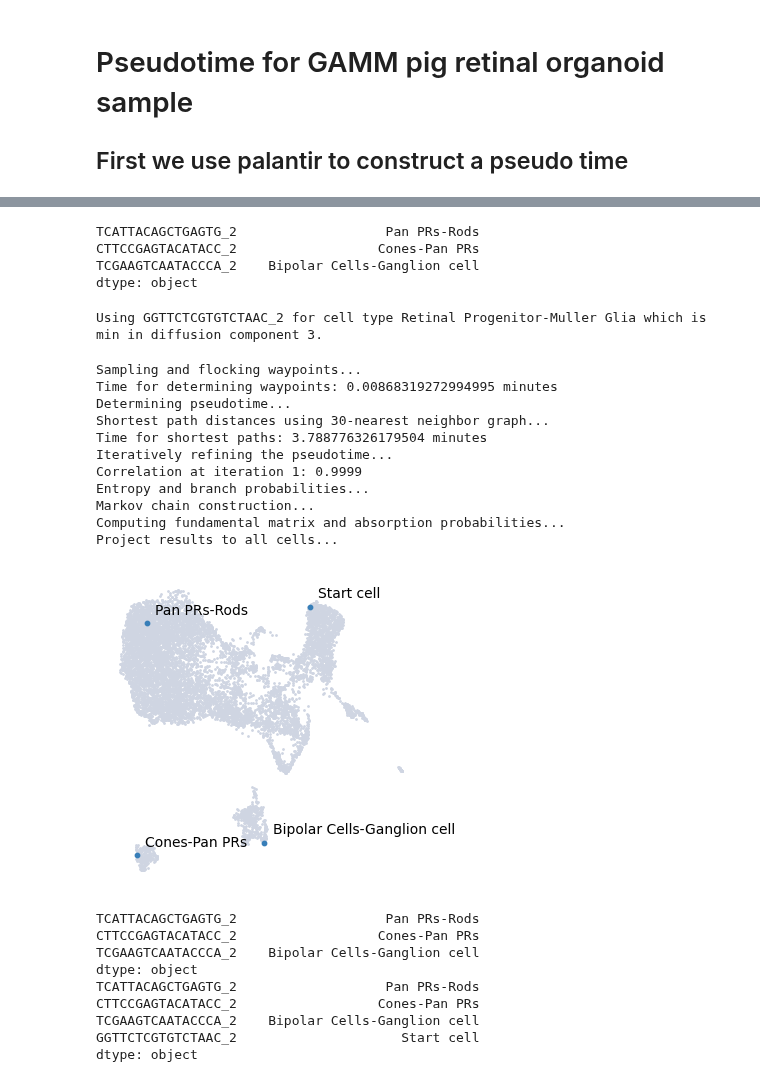
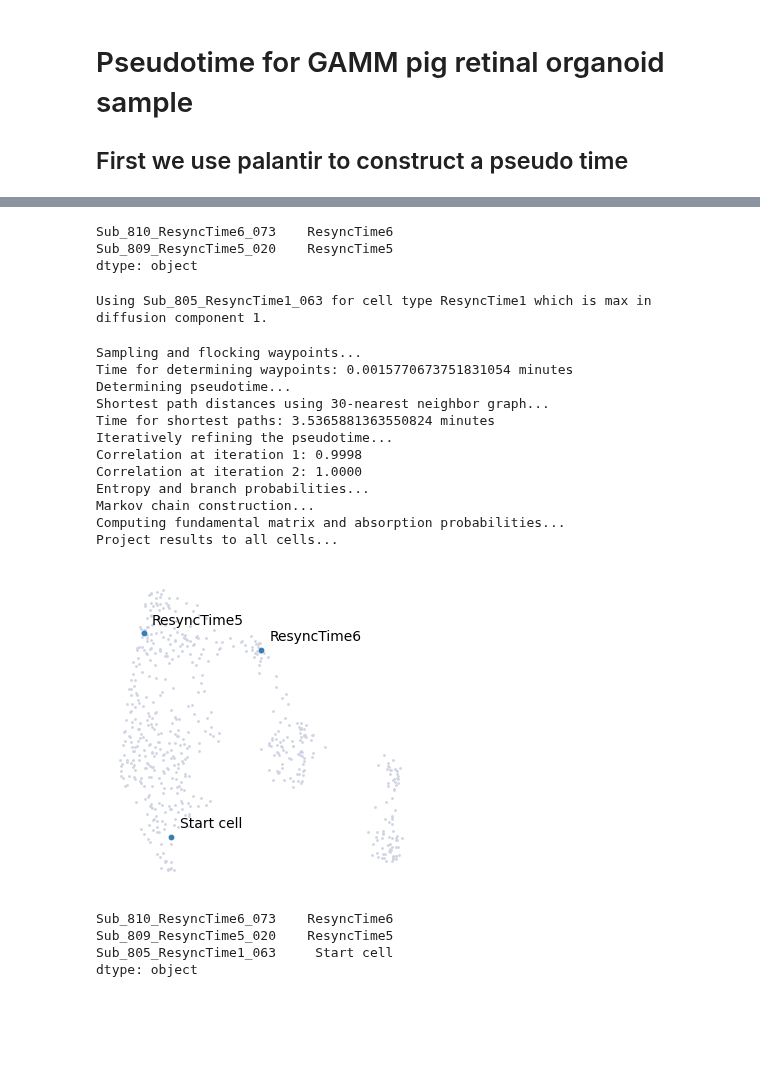
Before and after one commit to stewart-lab/scRNAseq_library, a Jupyter notebook: other_sc/pseudotime_GAMM.ipynb, the cells around one changed output, grey strips where cells are left out. Cells and saved outputs as stored; diff of their text form; code cells hidden in the pictures; blank space fills up the shorter version.

```diff
--- a/other_sc/pseudotime_GAMM.ipynb
+++ b/other_sc/pseudotime_GAMM.ipynb
@@ -68,10 +73,13 @@ sc.pl.embedding(
 # %%
 # MAGIC imputation
 # Palantir uses MAGIC to impute the data for visualization and determining gene expression trends.
-imputed_X = palantir.utils.run_magic_imputation(adata)
+#imputed_X = palantir.utils.run_magic_imputation(adata)
 # gene expression visualization on UMAP
 if CROSS_SPECIES == "FALSE":
-    genes = ["CNGA3", "RCVRN", "CA10", "TUBB3","SOX2"]
+    if ANNOT_TYPE == "orig.ident":
+        genes = ["MIXL1","HES1","HES5","HES7","LFNG","DLL1","MSGN1"]
+    else:
+        genes = ["CNGA3","RCVRN", "CA10", "TUBB3","SOX2"]
 else:
     genes = ["CNGA3", "RCVRN", "CA10"]
 
@@ -111,6 +131,10 @@ elif ANNOT_TYPE == "seurat_map":
     # seurat mapping annotation
     set(adata.obs['predicted.celltype'])
     terminal_states = palantir.utils.find_terminal_states(adata,celltypes=["AC","BC","HC", "PR","RGC","iMG"],celltype_column="predicted.celltype")
+elif ANNOT_TYPE == "orig.ident":
+    # timepoint/original annotation
+    set(adata.obs['orig.ident'])
+    terminal_states = palantir.utils.find_terminal_states(adata,celltypes=["ResyncTime6","ResyncTime5"],celltype_column="orig.ident")
 else:
     print("Error: invalid annotation type")
 # %% [output]
@@ -120,10 +143,10 @@ Using TCGAAGTCAATACCCA_2 for cell type Bipolar Cells-Ganglion cell which is min
 # %%
-set(adata.obs['predicted.celltype'])
+#set(adata.obs['predicted.celltype'])
+#terminal_states=[terminal_state1,terminal_state2]
 print(terminal_states)
 # %% [output]
-TCATTACAGCTGAGTG_2                   Pan PRs-Rods
-CTTCCGAGTACATACC_2                  Cones-Pan PRs
-TCGAAGTCAATACCCA_2    Bipolar Cells-Ganglion cell
+Sub_810_ResyncTime6_073    ResyncTime6
+Sub_809_ResyncTime5_020    ResyncTime5
 dtype: object
 # %%
 # find start cell
@@ -139,54 +162,53 @@ elif ANNOT_TYPE == "manual":
 elif ANNOT_TYPE == "seurat_map":
     # seurat mapping
     start_cell = palantir.utils.early_cell(adata,celltype="Prog",celltype_column="predicted.celltype",fallback_seed=1234)
+elif ANNOT_TYPE == "orig.ident":
+    # timepoint/original annotation
+    start_cell = palantir.utils.early_cell(adata,celltype="ResyncTime1",celltype_column="orig.ident",fallback_seed=1234)
 else:
     print("Error: invalid annotation type")
 # %% [output]
-Using GGTTCTCGTGTCTAAC_2 for cell type Retinal Progenitor-Muller Glia which is min in diffusion component 3.
+Using Sub_805_ResyncTime1_063 for cell type ResyncTime1 which is max in diffusion component 1.
 # %%
 # use cells found for start cell and terminal states for palantir analysis
 
 # Run Palantir
-pr_res = palantir.core.run_palantir(
+if len(terminal_states) == 0:
+    lista = [start_cell]
+    pr_res = palantir.core.run_palantir(adata, start_cell, num_waypoints=500, use_early_cell_as_start=True)
+    # plot with start cell
+    palantir.plot.highlight_cells_on_umap(adata, lista)
+    plt.savefig(data_dir + 'palantir_start_cell.png')
+    plt.show()
+else:
+    pr_res = palantir.core.run_palantir(
     adata, start_cell, num_waypoints=500, terminal_states=terminal_states
-)
-
-# to run without known terminal states
-# pr_res2 = palantir.core.run_palantir(
-#     adata, start_cell, num_waypoints=500
-# )
-
-# plot with terminal cells and start cell
-all_cells = terminal_states.copy()
-all_cells[start_cell] = "Start cell"
-palantir.plot.highlight_cells_on_umap(adata, all_cells)
-plt.savefig(data_dir + 'palantir_terminal_cells.png')
-plt.show()
-
-print(terminal_states)
-print(all_cells)
+    )
+    # plot with terminal cells and start cell
+    all_cells = terminal_states.copy()
+    all_cells[start_cell] = "Start cell"
+    palantir.plot.highlight_cells_on_umap(adata, all_cells)
+    plt.savefig(data_dir + 'palantir_terminal_cells2.png')
+    plt.show()
+    print(all_cells)
 # %% [output]
 Sampling and flocking waypoints...
-Time for determining waypoints: 0.00868319272994995 minutes
+Time for determining waypoints: 0.0015770673751831054 minutes
 Determining pseudotime...
 Shortest path distances using 30-nearest neighbor graph...
-Time for shortest paths: 3.788776326179504 minutes
+Time for shortest paths: 3.5365881363550824 minutes
 Iteratively refining the pseudotime...
-Correlation at iteration 1: 0.9999
+Correlation at iteration 1: 0.9998
+Correlation at iteration 2: 1.0000
 Entropy and branch probabilities...
 Markov chain construction...
 Computing fundamental matrix and absorption probabilities...
 Project results to all cells...
-[figure, old version]
+[figure, new version]
-TCATTACAGCTGAGTG_2                   Pan PRs-Rods
-CTTCCGAGTACATACC_2                  Cones-Pan PRs
-TCGAAGTCAATACCCA_2    Bipolar Cells-Ganglion cell
+Sub_810_ResyncTime6_073    ResyncTime6
+Sub_809_ResyncTime5_020    ResyncTime5
+Sub_805_ResyncTime1_063     Start cell
 dtype: object
-TCATTACAGCTGAGTG_2                   Pan PRs-Rods
-CTTCCGAGTACATACC_2                  Cones-Pan PRs
-TCGAAGTCAATACCCA_2    Bipolar Cells-Ganglion cell
-GGTTCTCGTGTCTAAC_2                     Start cell
-dtype: object
 # %%
 # plot results
 palantir.plot.plot_palantir_results(adata, s=3)
```
Also changed, not shown: parts of 23 cells of this notebook, 4 other files.
